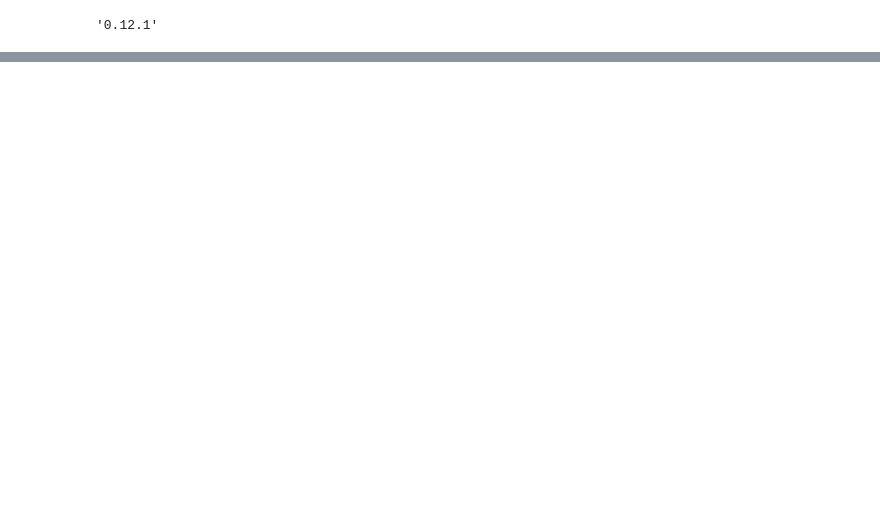
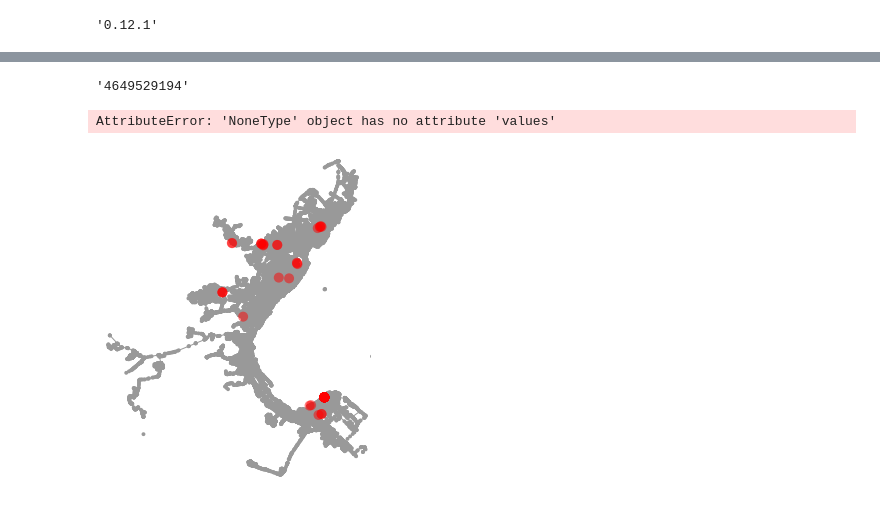
Before and after one commit to vladbusel/graph_tasks, a Jupyter notebook: solution.ipynb, the cells around one changed output, grey strips where cells are left out. Saved outputs shown, nothing was run; the diff lists cells and outputs as text; code cells hidden in the pictures; blank space fills up the shorter version.

```diff
--- a/solution.ipynb
+++ b/solution.ipynb
@@ -356 +415,3 @@ def dijkstra(G,_from,to_list):
+# %%
+max_weight = 10 #км
 # %%
@@ -523,3 +536,28 @@ def dijkstra(G,_from,to_list):
+# %%
+1.4
+#Для какого объекта инфраструктуры построенное дерево кратчайших путей имеет минимальный вес.
+min_sum = float('inf')
+for m_id in med_id:
+    _sum = 0
+    edges_set = set()
+    for h_id in houses_id:
+        #Пока что есть пути с inf
+        if min_ways[m_id][h_id]['weight'] != float('inf'):
+            edges_set.add(m_id + ' ' + h_id)
+    for elem in list(edges_set):
+        i,j = elem.split(' ')
+        _sum += min_ways[i][j]['weight']
+    if _sum < min_sum:
+        min_sum = _sum
+        _from = m_id
+
+ways = []
+for h_id in houses_id:
+    if min_ways[_from][h_id]['weight'] != float('inf'):
+        ways.append(min_ways[_from][h_id]['way'])
+_from
+# %% [output]
+'4649529194'
 # %%
 def get_edge_weight(edge, tree):
     prev_weight = float(tree[edge['from']]['weight'])
@@ -542,10 +580,8 @@ def get_tree_and_sum(G, _from, target_list):
     tree_small_sum = sum(list(map(lambda x: get_edge_weight(x, tree), edge_set)))
     return filtered_tree, tree_sum, tree_small_sum
 
-# temp_nodes_id = houses_id
-# temp_med_id = med_id[5]
-
-# temp_tree, temp_tree_sum, temp_tree_small_sum = get_tree_and_sum(G,temp_med_id, temp_nodes_id)
+keikfdgikdng = [str(val)for val in nodes_id]
+temp_tree, temp_tree_sum, temp_tree_small_sum = get_tree_and_sum(G, str(med_id[0]), nodes_id[20:50])
 
 # print(temp_tree_sum)
 # print(temp_tree_small_sum)
@@ -552,10 +590,12 @@ def get_tree_and_sum(G, _from, target_list):
 # %%
-# routes_temp = [temp_tree[key]['way'] for key in temp_tree]
-# routes_temp_2 = list(map(lambda x: [int(value) for value in x][2:-2], routes_temp))
+routes_temp = [temp_tree[key]['way'] for key in temp_tree]
+routes_temp_2 = list(map(lambda x: [int(value) for value in x][3:-5], routes_temp))
 
-# print(len(routes_temp_2))
-# fig, ax = ox.plot_graph_routes(G_ox, routes_temp_2)
+fig, ax = ox.plot_graph_routes(G_ox, routes_temp_2)
 # fig, ax = ox.plot_graph(G)
+# %% [output]
+AttributeError: 'NoneType' object has no attribute 'values'
+[figure, added]
 # %%
 from scipy.cluster.hierarchy import dendrogram, linkage
 from matplotlib import pyplot as plt
```
Also changed, not shown: parts of 74 cells of this notebook.
